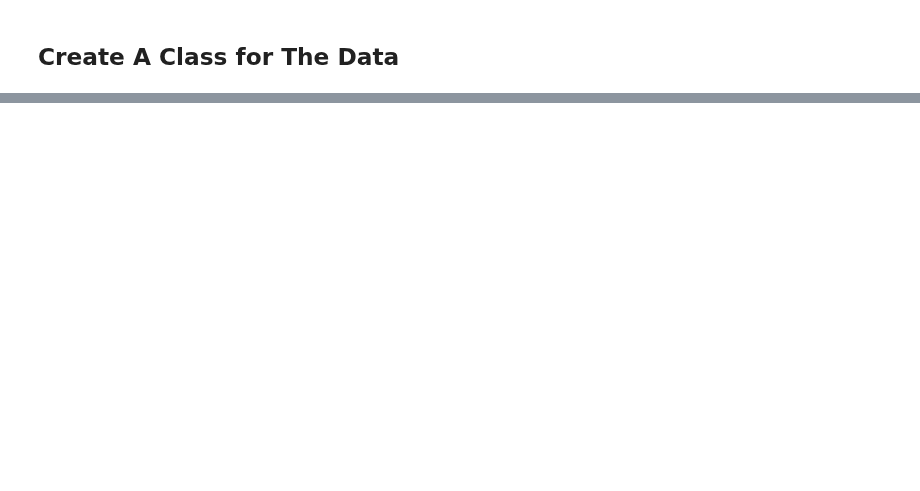
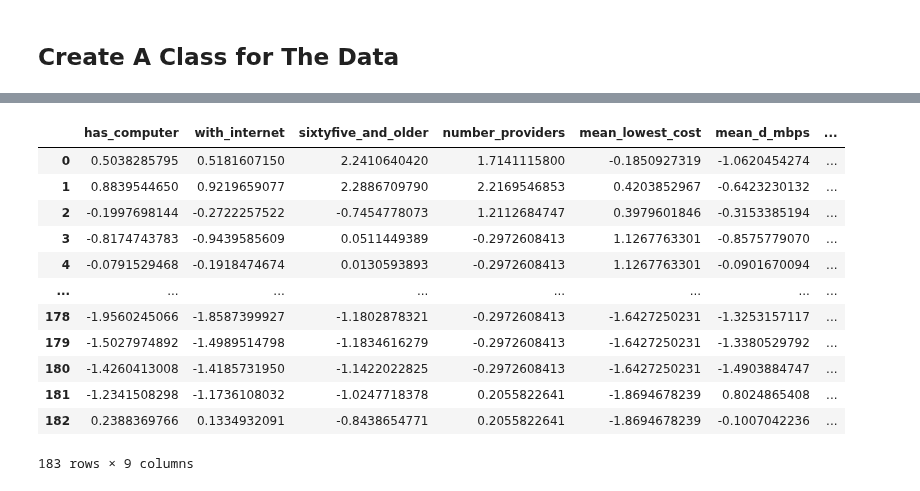
Before and after one commit to nicholasptran/eastern-washington-digital-equity, a Jupyter notebook: notebooks/pca_python1.ipynb, the cells around one changed output, grey strips where cells are left out. Drawn from its saved outputs; the diff is of its cells as text; code cells hidden in the pictures; blank space fills up the shorter version.

```diff
--- a/notebooks/pca_python1.ipynb
+++ b/notebooks/pca_python1.ipynb
@@ -325,0 +255,16 @@ cronbach_alpha(final_data)
+# %%
+data2.scaled
+# %% [output]
+|  | has_computer | with_internet | sixtyfive_and_older | number_providers | mean_lowest_cost | mean_d_mbps | ... |
+| 0 | 0.5038285795 | 0.5181607150 | 2.2410640420 | 1.7141115800 | -0.1850927319 | -1.0620454274 | ... |
+| 1 | 0.8839544650 | 0.9219659077 | 2.2886709790 | 2.2169546853 | 0.4203852967 | -0.6423230132 | ... |
+| 2 | -0.1997698144 | -0.2722257522 | -0.7454778073 | 1.2112684747 | 0.3979601846 | -0.3153385194 | ... |
+| 3 | -0.8174743783 | -0.9439585609 | 0.0511449389 | -0.2972608413 | 1.1267763301 | -0.8575779070 | ... |
+| 4 | -0.0791529468 | -0.1918474674 | 0.0130593893 | -0.2972608413 | 1.1267763301 | -0.0901670094 | ... |
+| ... | ... | ... | ... | ... | ... | ... | ... |
+| 178 | -1.9560245066 | -1.8587399927 | -1.1802878321 | -0.2972608413 | -1.6427250231 | -1.3253157117 | ... |
+| 179 | -1.5027974892 | -1.4989514798 | -1.1834616279 | -0.2972608413 | -1.6427250231 | -1.3380529792 | ... |
+| 180 | -1.4260413008 | -1.4185731950 | -1.1422022825 | -0.2972608413 | -1.6427250231 | -1.4903884747 | ... |
+| 181 | -1.2341508298 | -1.1736108032 | -1.0247718378 | 0.2055822641 | -1.8694678239 | 0.8024865408 | ... |
+| 182 | 0.2388369766 | 0.1334932091 | -0.8438654771 | 0.2055822641 | -1.8694678239 | -0.1007042236 | ... |
+183 rows × 9 columns
```
Also changed, not shown: parts of 44 cells of this notebook, 15 other files.
